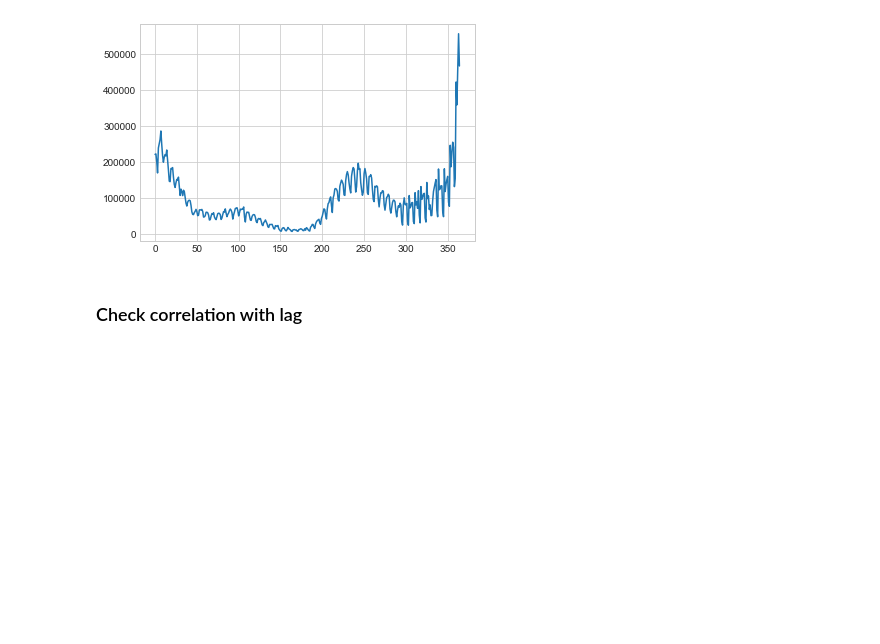
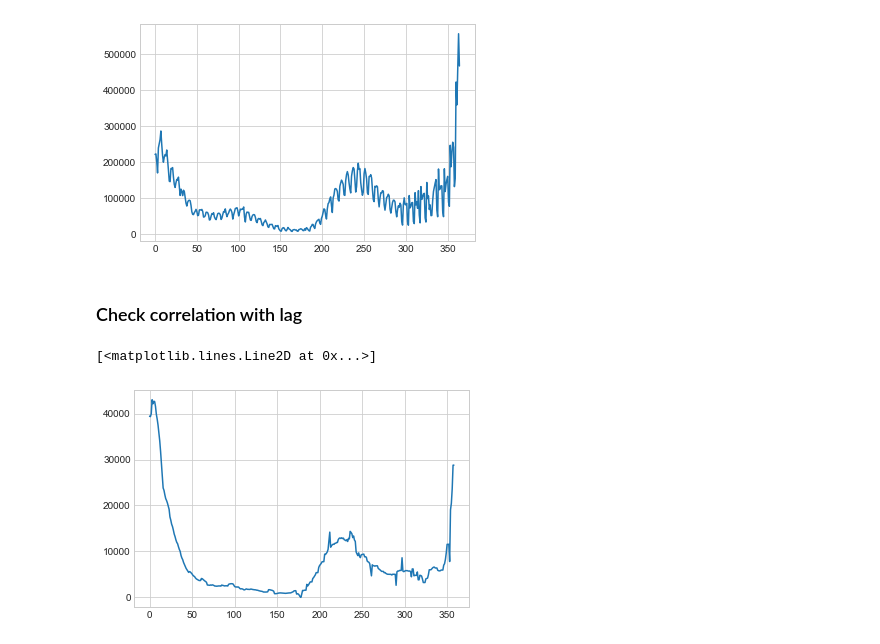
Before and after one commit to CMU-IDS-2022/final-project-dunder-mifflin-paper-company, a Jupyter notebook: notebooks/Search trends -- Case correlation.ipynb, the cells around one changed output. Drawn from its saved outputs; the diff is of its cells as text; code cells hidden in the pictures; blank space fills up the shorter version.

```diff
--- a/notebooks/Search trends -- Case correlation.ipynb
+++ b/notebooks/Search trends -- Case correlation.ipynb
@@ -85,3 +87,19 @@ plt.plot(range(len(usa_cases)), usa_cases["new_confirmed"].values)
 [figure]
 # %% [markdown]
 ### Check correlation with lag
+# %%
+location = "US_CA"
+search_strings = ["search_trends_fever"]
+
+rolling_window = 7
+start_date = datetime.date(2021,1,1)
+end_date = datetime.date(2021,12,31)
+# %%
+location_cases = cases_df[cases_df['location_key'] == location][["date", "new_confirmed"]]
+location_cases = location_cases.set_index(['date'])
+location_cases = location_cases.loc[start_date : end_date]
+cases_values = location_cases["new_confirmed"].rolling(rolling_window).mean()[rolling_window - 1:]
+plt.plot(range(len(cases_values)), cases_values)
+# %% [output]
+[<matplotlib.lines.Line2D at 0x...>]
+[figure, added]
```
Also changed, not shown: parts of 6 cells of this notebook, 1 other file.
